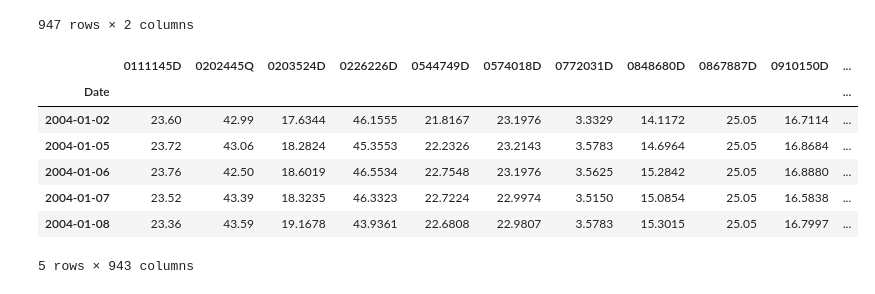
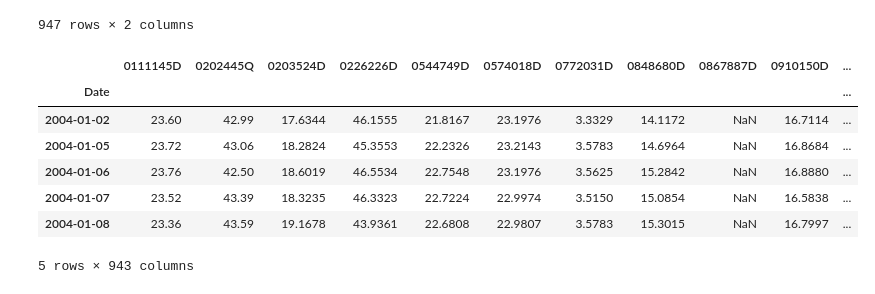
Before and after one commit to KiranReddy0808/FE5214-Introduction-to-quant-investing, a Jupyter notebook: Assignment 2/Assignment2.ipynb, the cells around one changed output. Cells and saved outputs as stored; diff of their text form; code cells hidden in the pictures.

```diff
--- a/Assignment 2/Assignment2.ipynb
+++ b/Assignment 2/Assignment2.ipynb
@@ -133,24 +135,21 @@ display(tickers)
 # %%
 close_prices = pd.read_csv('../Data/data_us/adjusted.csv')
 
 close_prices['Date'] = pd.to_datetime(close_prices['Date'], format = "%Y%m%d")
 close_prices = close_prices.set_index('Date')
 
-close_prices.fillna(method='ffill', inplace=True)
-close_prices.fillna(method='bfill', inplace=True)
-
 for key, value in duplicate_stocks.items():
     close_prices.drop(value, axis=1, inplace=True)
 
 display(close_prices.head())
 # %% [output]
 |  | 0111145D | 0202445Q | 0203524D | 0226226D | 0544749D | 0574018D | 0772031D | 0848680D | 0867887D | 0910150D | ... |
 | Date |  |  |  |  |  |  |  |  |  |  | ... |
-| 2004-01-02 | 23.60 | 42.99 | 17.6344 | 46.1555 | 21.8167 | 23.1976 | 3.3329 | 14.1172 | 25.05 | 16.7114 | ... |
-| 2004-01-05 | 23.72 | 43.06 | 18.2824 | 45.3553 | 22.2326 | 23.2143 | 3.5783 | 14.6964 | 25.05 | 16.8684 | ... |
-| 2004-01-06 | 23.76 | 42.50 | 18.6019 | 46.5534 | 22.7548 | 23.1976 | 3.5625 | 15.2842 | 25.05 | 16.8880 | ... |
-| 2004-01-07 | 23.52 | 43.39 | 18.3235 | 46.3323 | 22.7224 | 22.9974 | 3.5150 | 15.0854 | 25.05 | 16.5838 | ... |
-| 2004-01-08 | 23.36 | 43.59 | 19.1678 | 43.9361 | 22.6808 | 22.9807 | 3.5783 | 15.3015 | 25.05 | 16.7997 | ... |
+| 2004-01-02 | 23.60 | 42.99 | 17.6344 | 46.1555 | 21.8167 | 23.1976 | 3.3329 | 14.1172 | NaN | 16.7114 | ... |
+| 2004-01-05 | 23.72 | 43.06 | 18.2824 | 45.3553 | 22.2326 | 23.2143 | 3.5783 | 14.6964 | NaN | 16.8684 | ... |
+| 2004-01-06 | 23.76 | 42.50 | 18.6019 | 46.5534 | 22.7548 | 23.1976 | 3.5625 | 15.2842 | NaN | 16.8880 | ... |
+| 2004-01-07 | 23.52 | 43.39 | 18.3235 | 46.3323 | 22.7224 | 22.9974 | 3.5150 | 15.0854 | NaN | 16.5838 | ... |
+| 2004-01-08 | 23.36 | 43.59 | 19.1678 | 43.9361 | 22.6808 | 22.9807 | 3.5783 | 15.3015 | NaN | 16.7997 | ... |
 5 rows × 943 columns
 # %%
 univ_list = pd.read_csv("../Data/data_us/univ_h.csv")
```
Also changed, not shown: parts of 6 cells of this notebook, 7 other files.
